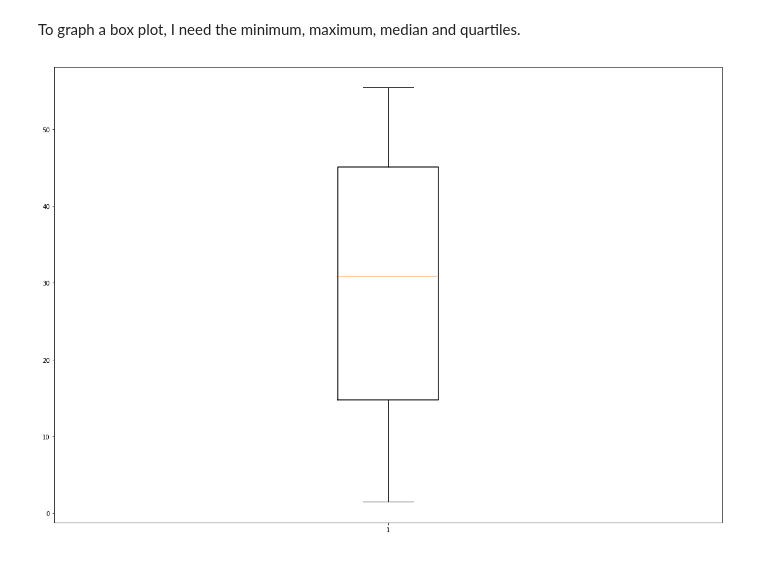
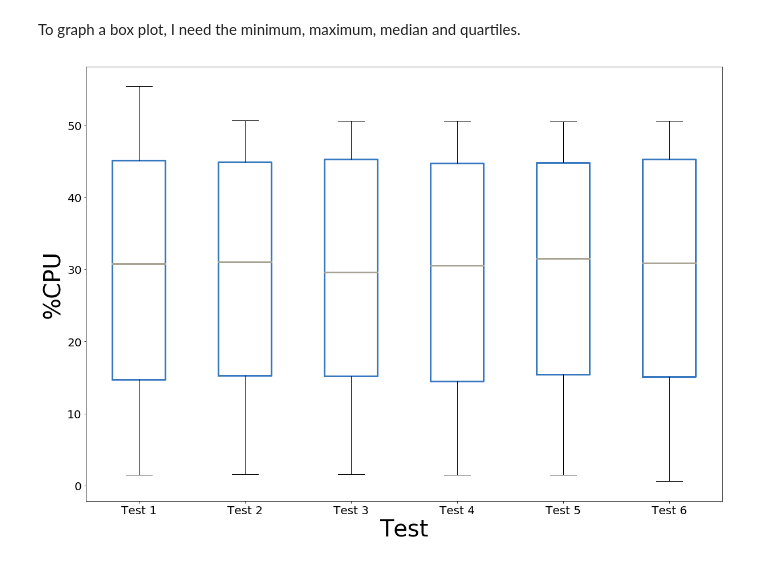
Before and after one commit to ThibaultHuyet/data_parsing, a Jupyter notebook: Notebooks/Untitled.ipynb, the cells around one changed output. Drawn from its saved outputs; the diff is of its cells as text; code cells hidden in the pictures.

Commit message:
Added box plots side by side

```diff
--- a/Notebooks/Untitled.ipynb
+++ b/Notebooks/Untitled.ipynb
@@ -152,6 +152,7 @@ median3 = np.median(m3)
 median4 = np.median(m4)
 median5 = np.median(m5)
 median6 = np.median(m6)
+median = [median1, median2, median3, median4, median5, median6]
 
 max1 = max(m1)
 max2 = max(m2)
@@ -159,6 +160,7 @@ max3 = max(m3)
 max4 = max(m4)
 max5 = max(m5)
 max6 = max(m6)
+ma = [max1, max2, max3, max4, max5, max6]
 
 min1 = min(m1)
 min2 = min(m2)
@@ -166,6 +168,7 @@ min3 = min(m3)
 min4 = min(m4)
 min5 = min(m5)
 min6 = min(m6)
+mi = [min1, min2, min3, min4, min5, min6]
 
 q11 = np.percentile(m1, 25)
 q12 = np.percentile(m2, 25)
@@ -173,6 +176,7 @@ q13 = np.percentile(m3, 25)
 q14 = np.percentile(m4, 25)
 q15 = np.percentile(m5, 25)
 q16 = np.percentile(m6, 25)
+q1 = [q11, q12, q13, q14, q15, q16]
 
 q31 = np.percentile(m1, 75)
 q32 = np.percentile(m2, 75)
@@ -180,20 +184,34 @@ q33 = np.percentile(m3, 75)
 q34 = np.percentile(m4, 75)
 q35 = np.percentile(m5, 75)
 q36 = np.percentile(m6, 75)
+q3 = [q31, q32, q33, q34, q35, q36]
-# %%
-import matplotlib.cbook as cbook
-
-stats = cbook.boxplot_stats(main1)
-
-for n in range(len(stats)):
-    stats[n]['med'] = median1
-    stats[n]['q1'] = q11
-    stats[n]['q3'] = q31
-    stats[n]['whislo'] = min1
-    stats[n]['whishi'] = max1
-
-fig, axes = plt.subplots(figsize=(20, 14))
-axes.bxp(stats, showfliers = False)
-plt.show()
-# %% [output]
-[figure, removed]
+# %%
+import matplotlib.cbook as cbook
+
+data = [main1, main2, main3, main4, main5, main6]
+labels = ['Test 1', 'Test 2', 'Test 3', 'Test 4', 'Test 5', 'Test 6']
+
+stats1 = cbook.boxplot_stats(data, labels = labels)
+
+for n in range(len(stats1)):
+    stats1[n]['med'] = median[n]
+    stats1[n]['q1'] = q1[n]
+    stats1[n]['q3'] = q3[n]
+    stats1[n]['whislo'] = mi[n]
+    stats1[n]['whishi'] = ma[n]
+
+boxprops = dict(linewidth = 3, color = C[3])
+medianprops = dict(linewidth = 3, color = C[1])
+
+fig, axes = plt.subplots(figsize=(20, 14))
+bplot1 = axes.bxp(stats1, showfliers = False, boxprops = boxprops, medianprops = medianprops)
+
+axes.set_ylabel('%CPU', fontsize = 40)
+axes.set_xlabel('Test', fontsize = 40)
+
+axes.tick_params(axis = 'both', which = 'major', labelsize = 20)
+axes.tick_params(axis = 'both', which = 'minor', labelsize = 20)
+
+plt.show()
+# %% [output]
+[figure, added]
```
